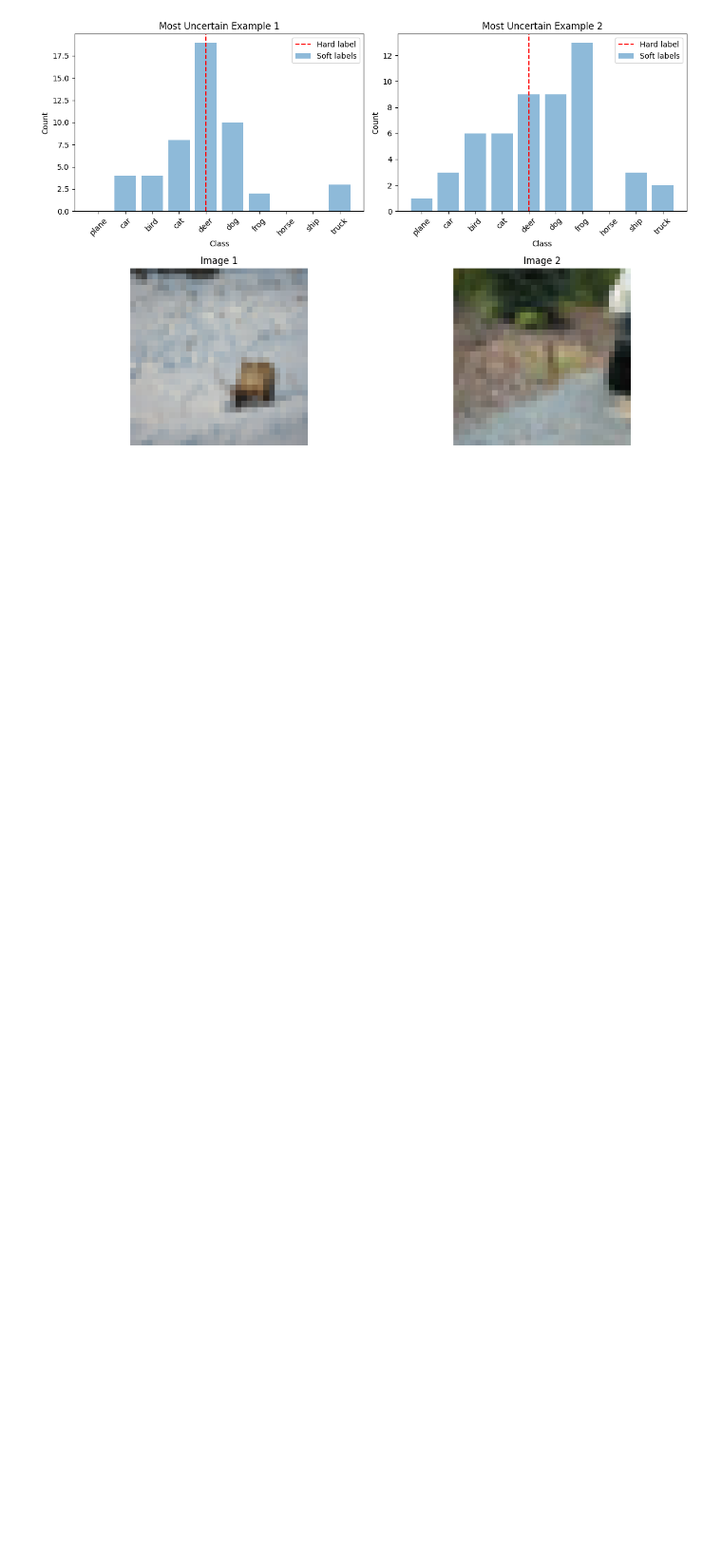
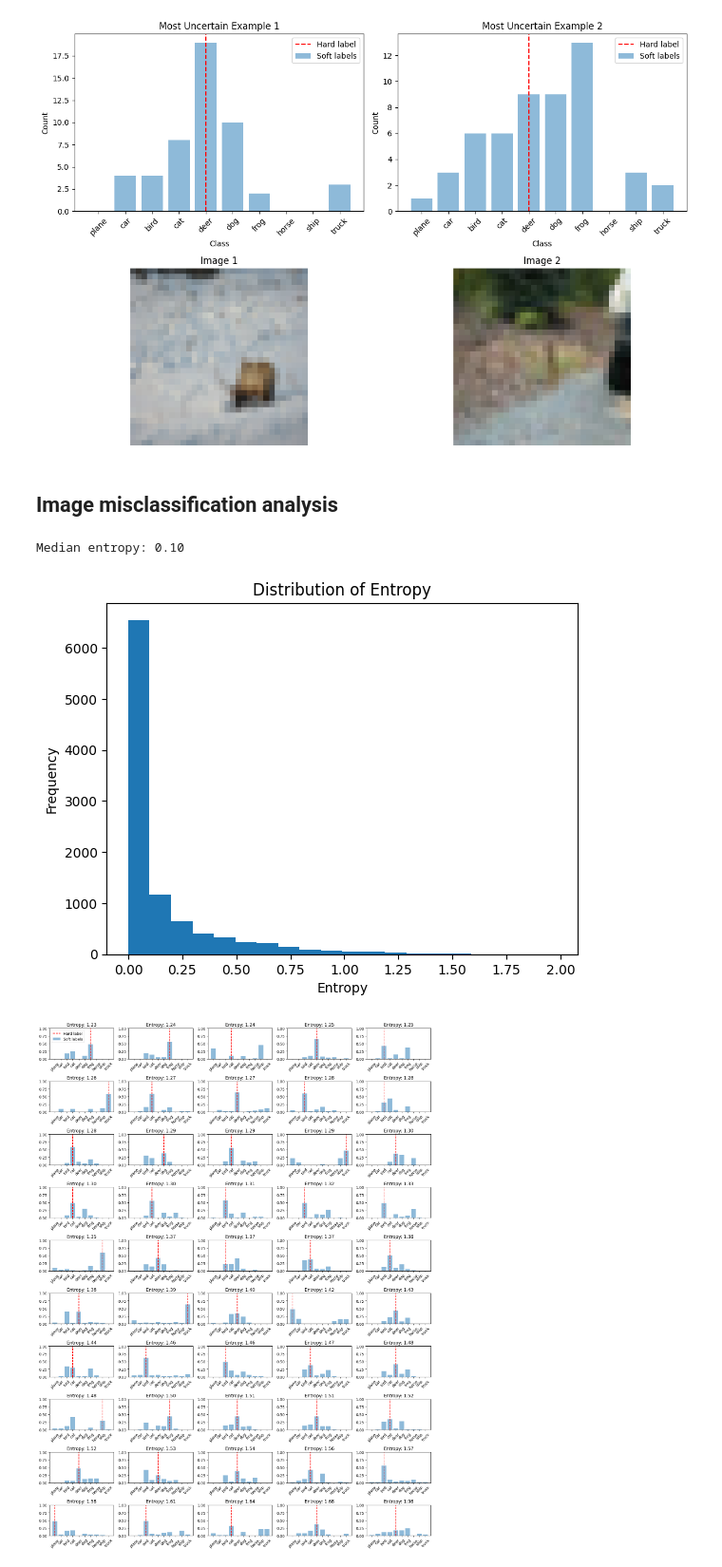
Before and after one commit to cdhmarsh/cs229_final_pub, a Jupyter notebook: baselines/explore.ipynb, the cells around one changed output. Shown at 95% size. Cells and saved outputs as stored; diff of their text form; code cells hidden in the pictures; blank space fills up the shorter version.

Commit message:
add qualititative examples of image misclassification and plot matrices for cross-class confusion

```diff
--- a/baselines/explore.ipynb
+++ b/baselines/explore.ipynb
@@ -216,3 +216,63 @@ plt.show()
 Median entropy: 0.10
 [figure]
 [figure]
+# %% [markdown]
+## Image misclassification analysis
+# %%
+# Normalize counts into probability distributions
+probs = counts / counts.sum(axis=1, keepdims=True)  # Normalize each row
+
+# Calculate entropy of soft labels for each example to measure uncertainty
+entropy = -np.sum(probs * np.log(probs + 1e-10), axis=1)  # Add small epsilon to avoid log(0)
+
+# Get indices of examples with highest entropy (most uncertain predictions)
+uncertain_idx = np.argsort(entropy)[-50:]  # Get top 50 most uncertain examples
+
+# Print median and distribution of entropy
+print(f"Median entropy: {np.median(entropy):.2f}")
+plt.hist(entropy, bins=20)
+plt.title('Distribution of Entropy')
+plt.xlabel('Entropy')
+plt.ylabel('Frequency')
+plt.show()
+
+# Plot soft labels and corresponding images for the top 50 uncertain examples
+n_rows = 10  # Number of rows for the grid
+n_cols = 5   # Number of columns for the grid
+fig, axes = plt.subplots(n_rows, n_cols, figsize=(15, 20))
+
+for i, idx in enumerate(uncertain_idx):
+    row, col = divmod(i, n_cols)
+
+    # Plot soft label distribution
+    axes[row, col].bar(range(10), probs[idx], alpha=0.5, label='Soft labels')
+    axes[row, col].axvline(x=testset[idx][1], color='r', linestyle='--', label='Hard label')
+    axes[row, col].set_title(f'Entropy: {entropy[idx]:.2f}')
+    axes[row, col].set_xticks(range(10))
+    axes[row, col].set_xticklabels(classes, rotation=45)
+    axes[row, col].set_ylim(0, 1)
+    if i == 0:  # Add legend only for the first subplot
+        axes[row, col].legend()
+
+# Adjust layout
+plt.tight_layout()
+plt.show()
+
+# Plot the corresponding images for the top 50 uncertain examples
+fig, axes = plt.subplots(n_rows, n_cols, figsize=(15, 20))
+
+for i, idx in enumerate(uncertain_idx):
+    row, col = divmod(i, n_cols)
+
+    # Plot the image
+    axes[row, col].imshow(testset[idx][0].permute(1, 2, 0))
+    axes[row, col].set_title(f'Entropy: {entropy[idx]:.2f}')
+    axes[row, col].axis('off')
+
+# Adjust layout
+plt.tight_layout()
+plt.show()
+# %% [output]
+Median entropy: 0.10
+[figure, added]
+[figure, added]
```
Also changed, not shown: parts of 3 cells of this notebook.
